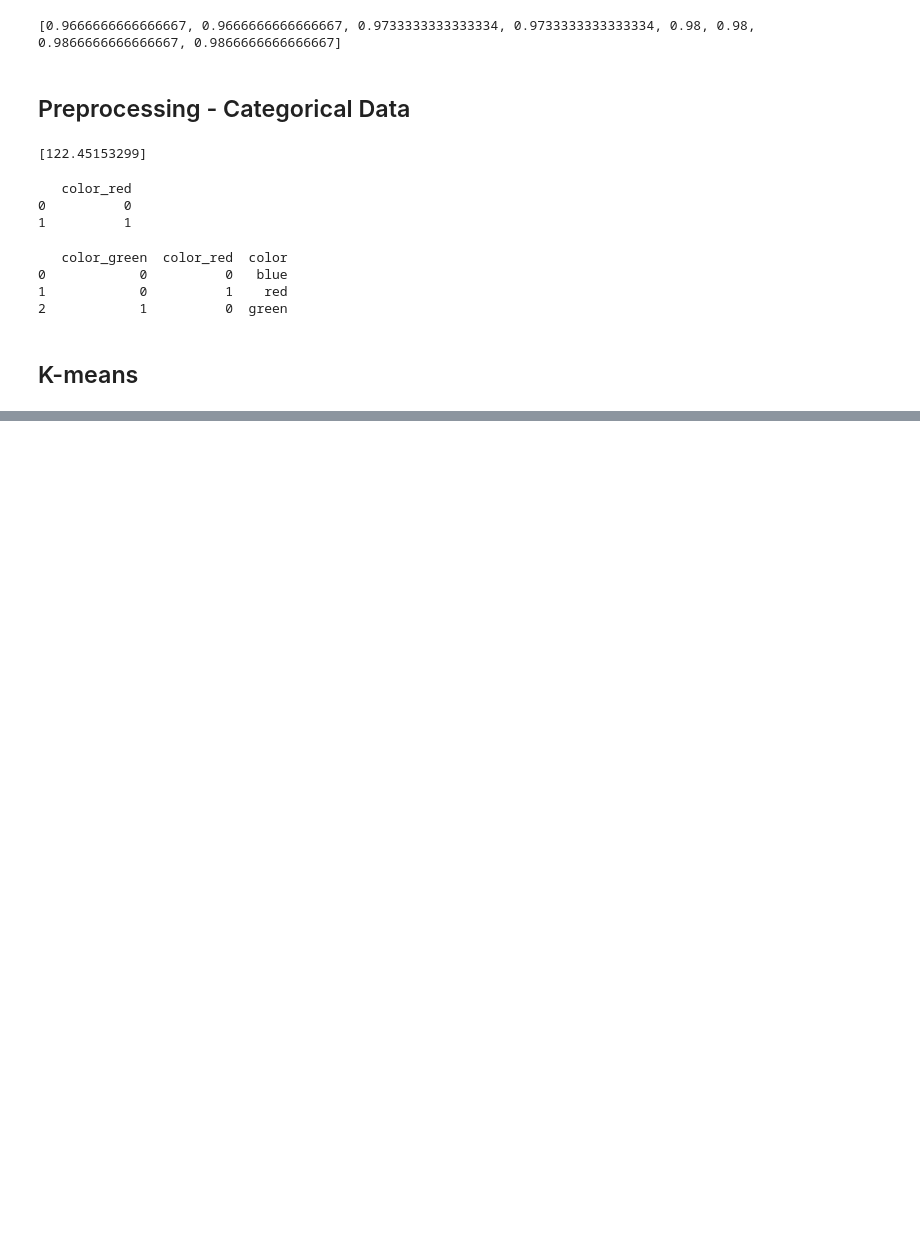
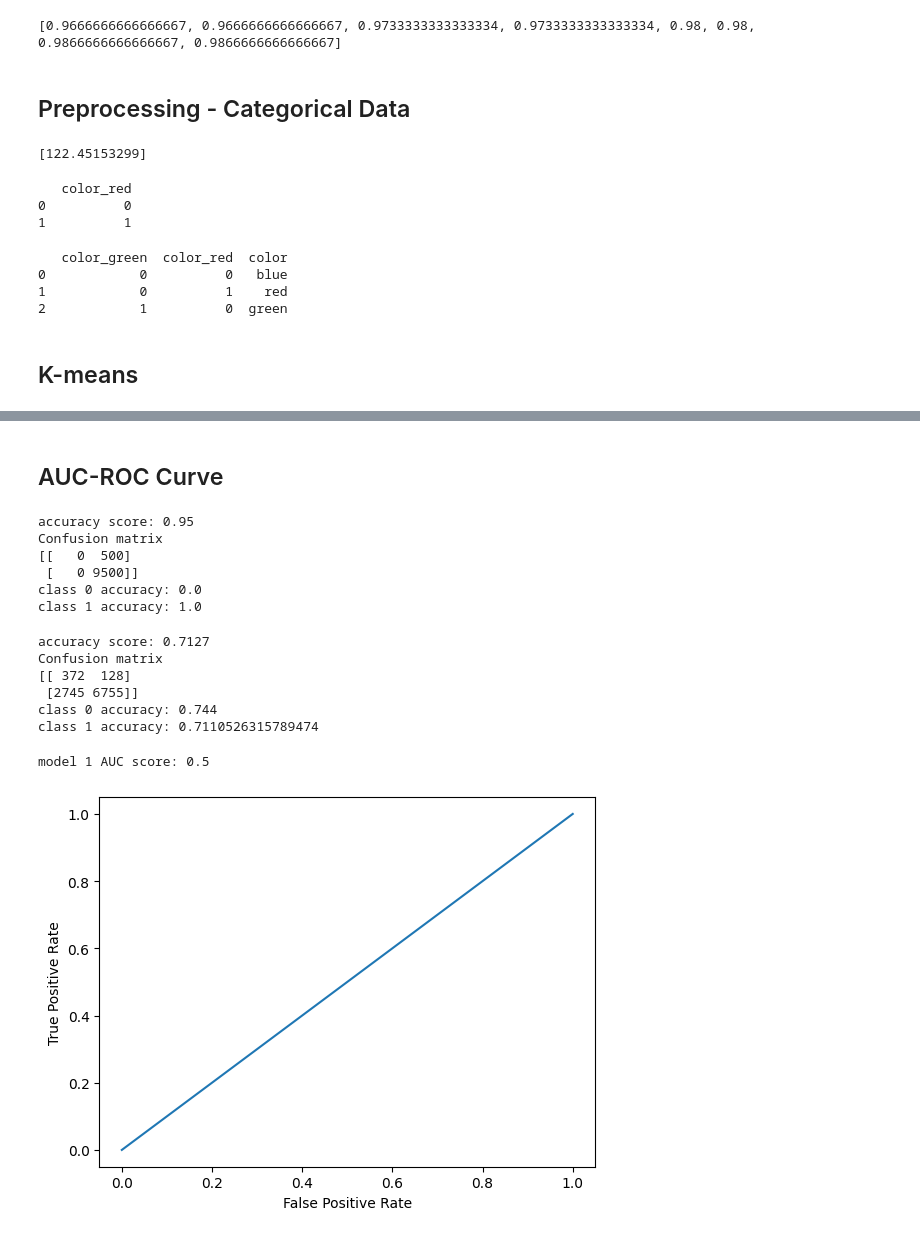
Before and after one commit to dritter321/ml_course, a Jupyter notebook: w3prac_02.ipynb, the cells around one changed output, grey strips where cells are left out. Saved outputs shown, nothing was run; the diff lists cells and outputs as text; code cells hidden in the pictures; blank space fills up the shorter version.

```diff
--- a/w3prac_02.ipynb
+++ b/w3prac_02.ipynb
@@ -385,0 +654,69 @@ print(dummies)
+# %% [markdown]
+## AUC-ROC Curve
+# %%
+import numpy as np
+from sklearn.metrics import accuracy_score, confusion_matrix, roc_auc_score, roc_curve
+
+n = 10000
+ratio = .95
+n_0 = int((1-ratio) * n)
+n_1 = int(ratio * n)
+
+y = np.array([0] * n_0 + [1] * n_1)
+# below are the probabilities obtained from a hypothetical model that always predicts the majority class
+# probability of predicting class 1 is going to be 100%
+y_proba = np.array([1]*n)
+y_pred = y_proba > .5
+
+print(f'accuracy score: {accuracy_score(y, y_pred)}')
+cf_mat = confusion_matrix(y, y_pred)
+print('Confusion matrix')
+print(cf_mat)
+print(f'class 0 accuracy: {cf_mat[0][0]/n_0}')
+print(f'class 1 accuracy: {cf_mat[1][1]/n_1}')
+# %% [output]
+accuracy score: 0.95
+Confusion matrix
+[[   0  500]
+ [   0 9500]]
+class 0 accuracy: 0.0
+class 1 accuracy: 1.0
+# %%
+# below are the probabilities obtained from a hypothetical model that doesn't always predict the mode
+y_proba_2 = np.array(
+    np.random.uniform(0, .7, n_0).tolist() +
+    np.random.uniform(.3, 1, n_1).tolist()
+)
+y_pred_2 = y_proba_2 > .5
+
+print(f'accuracy score: {accuracy_score(y, y_pred_2)}')
+cf_mat = confusion_matrix(y, y_pred_2)
+print('Confusion matrix')
+print(cf_mat)
+print(f'class 0 accuracy: {cf_mat[0][0]/n_0}')
+print(f'class 1 accuracy: {cf_mat[1][1]/n_1}')
+# %% [output]
+accuracy score: 0.7127
+Confusion matrix
+[[ 372  128]
+ [2745 6755]]
+class 0 accuracy: 0.744
+class 1 accuracy: 0.7110526315789474
+# %%
+import matplotlib.pyplot as plt
+
+def plot_roc_curve(true_y, y_prob):
+    """
+    plots the roc curve based of the probabilities
+    """
+
+    fpr, tpr, thresholds = roc_curve(true_y, y_prob)
+    plt.plot(fpr, tpr)
+    plt.xlabel('False Positive Rate')
+    plt.ylabel('True Positive Rate')
+
+plot_roc_curve(y, y_proba)
+print(f'model 1 AUC score: {roc_auc_score(y, y_proba)}')
+# %% [output]
+model 1 AUC score: 0.5
+[figure, added]
```
Also changed, not shown: parts of 22 cells of this notebook.
